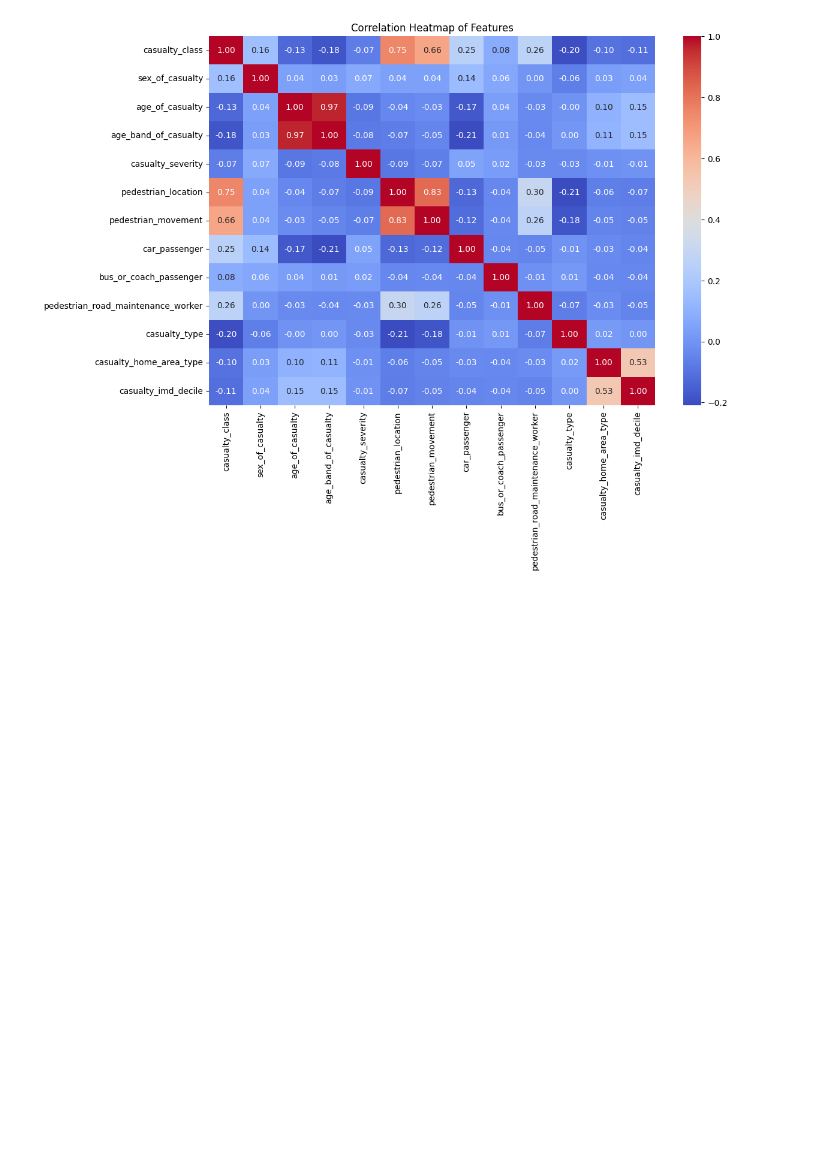
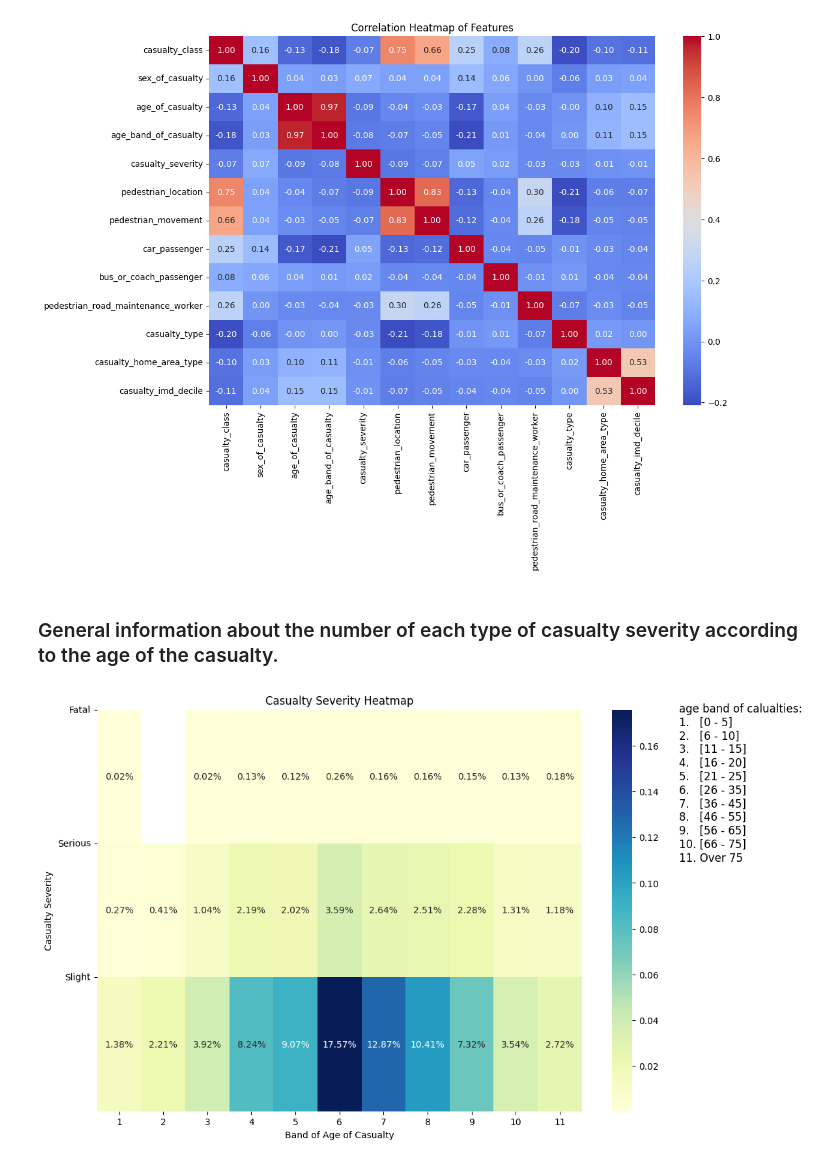
Before and after one commit to MohammadJavadN/Road-Accidents-Analysis, a Jupyter notebook: ds.ipynb, the cells around one changed output. Cells and saved outputs as stored; diff of their text form; code cells hidden in the pictures; blank space fills up the shorter version.

Commit message:
casualty_severity, age_band_of_casualty heatmap

```diff
--- a/ds.ipynb
+++ b/ds.ipynb
@@ -357,3 +357,45 @@ plt.title("Correlation Heatmap of Features")
 plt.show()
 # %% [output]
 [figure]
+# %% [markdown]
+### General information about the number of each type of casualty severity according to the age of the casualty.
+# %%
+# Filter out rows where 'age_band_of_casualty' is not -1
+df_temp = df[df["age_band_of_casualty"] != -1]
+
+# Group by 'age_band_of_casualty' and 'casualty_severity', then count occurrences
+grouped = (
+    df_temp.groupby(["age_band_of_casualty", "casualty_severity"])
+    .size()
+    .reset_index(name="count")
+)
+total_cnt = grouped["count"].sum()
+
+# Reshape the DataFrame for heatmap
+heatmap_data = grouped.pivot(
+    index="casualty_severity", columns="age_band_of_casualty", values="count"
+)
+heatmap_data = heatmap_data / total_cnt
+
+# Create the heatmap
+plt.figure(figsize=(12, 8))
+sns.heatmap(heatmap_data, annot=True, cmap="YlGnBu", fmt=".2%")
+# sns.heatmap(heatmap_data, annot=True, cmap='YlGnBu', fmt='g')
+
+plt.title("Casualty Severity Heatmap")
+plt.xlabel("Band of Age of Casualty")
+plt.ylabel("Casualty Severity")
+
+# Set the y-axis ticks to ['Fatal', 'Serious', 'Slight']
+plt.yticks(ticks=[0, 1, 2], labels=["Fatal", "Serious", "Slight"], rotation=1)
+
+text = (
+    "age band of calualties:\n"
+    + "1.   [0 - 5]\n2.   [6 - 10]\n3.   [11 - 15]\n4.   [16 - 20]\n5.   [21 - 25]\n6.   [26 - 35]\n7.   [36 - 45]\n8.   [46 - 55]\n"
+    "9.   [56 - 65]\n10. [66 - 75]\n11. Over 75\n"
+)
+plt.text(1.2, 0.8, text, fontsize=12, transform=plt.gca().transAxes, va="center")
+
+plt.show()
+# %% [output]
+[figure, added]
```
Also changed, not shown: parts of 4 cells of this notebook.
